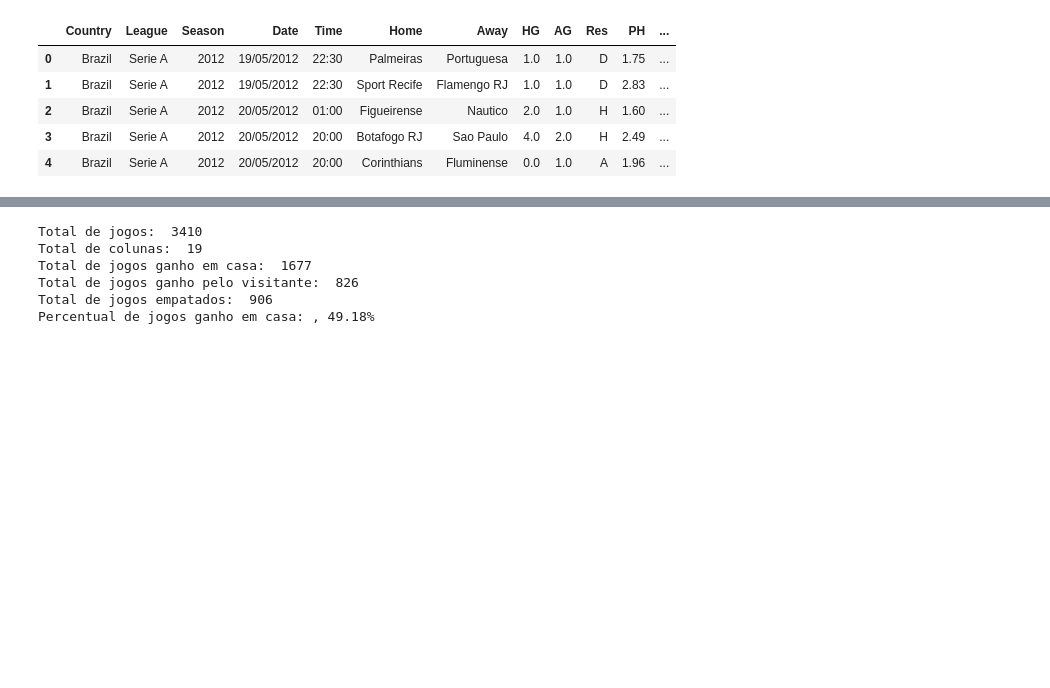
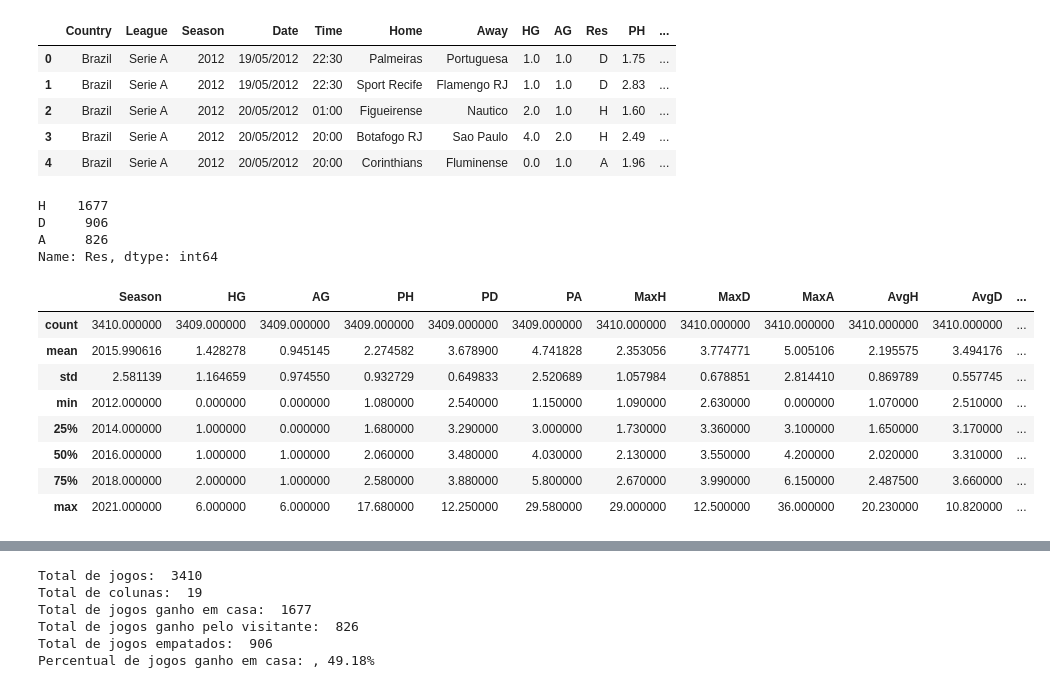
Before and after one commit to ageuribeiro/brazilian_championship_bet2008and2019, a Jupyter notebook: main.ipynb, the cells around one changed output, grey strips where cells are left out. Cells and saved outputs as stored; diff of their text form; code cells hidden in the pictures; blank space fills up the shorter version.

```diff
--- a/main.ipynb
+++ b/main.ipynb
@@ -30,0 +35,21 @@ display(data.head())
+# %%
+# contabilizar a quantidade de resultados de vitorias, derrotas e empates
+data['Res'].value_counts()
+# %% [output]
+H    1677
+D     906
+A     826
+Name: Res, dtype: int64
+# %%
+#descrição estatistica do dataframe
+data.describe()
+# %% [output]
+|  | Season | HG | AG | PH | PD | PA | MaxH | MaxD | MaxA | AvgH | AvgD | ... |
+| count | 3410.000000 | 3409.000000 | 3409.000000 | 3409.000000 | 3409.000000 | 3409.000000 | 3410.000000 | 3410.000000 | 3410.000000 | 3410.000000 | 3410.000000 | ... |
+| mean | 2015.990616 | 1.428278 | 0.945145 | 2.274582 | 3.678900 | 4.741828 | 2.353056 | 3.774771 | 5.005106 | 2.195575 | 3.494176 | ... |
+| std | 2.581139 | 1.164659 | 0.974550 | 0.932729 | 0.649833 | 2.520689 | 1.057984 | 0.678851 | 2.814410 | 0.869789 | 0.557745 | ... |
+| min | 2012.000000 | 0.000000 | 0.000000 | 1.080000 | 2.540000 | 1.150000 | 1.090000 | 2.630000 | 0.000000 | 1.070000 | 2.510000 | ... |
+| 25% | 2014.000000 | 1.000000 | 0.000000 | 1.680000 | 3.290000 | 3.000000 | 1.730000 | 3.360000 | 3.100000 | 1.650000 | 3.170000 | ... |
+| 50% | 2016.000000 | 1.000000 | 1.000000 | 2.060000 | 3.480000 | 4.030000 | 2.130000 | 3.550000 | 4.200000 | 2.020000 | 3.310000 | ... |
+| 75% | 2018.000000 | 2.000000 | 1.000000 | 2.580000 | 3.880000 | 5.800000 | 2.670000 | 3.990000 | 6.150000 | 2.487500 | 3.660000 | ... |
+| max | 2021.000000 | 6.000000 | 6.000000 | 17.680000 | 12.250000 | 29.580000 | 29.000000 | 12.500000 | 36.000000 | 20.230000 | 10.820000 | ... |
```
Also changed, not shown: parts of 20 cells of this notebook, 1 other file.
